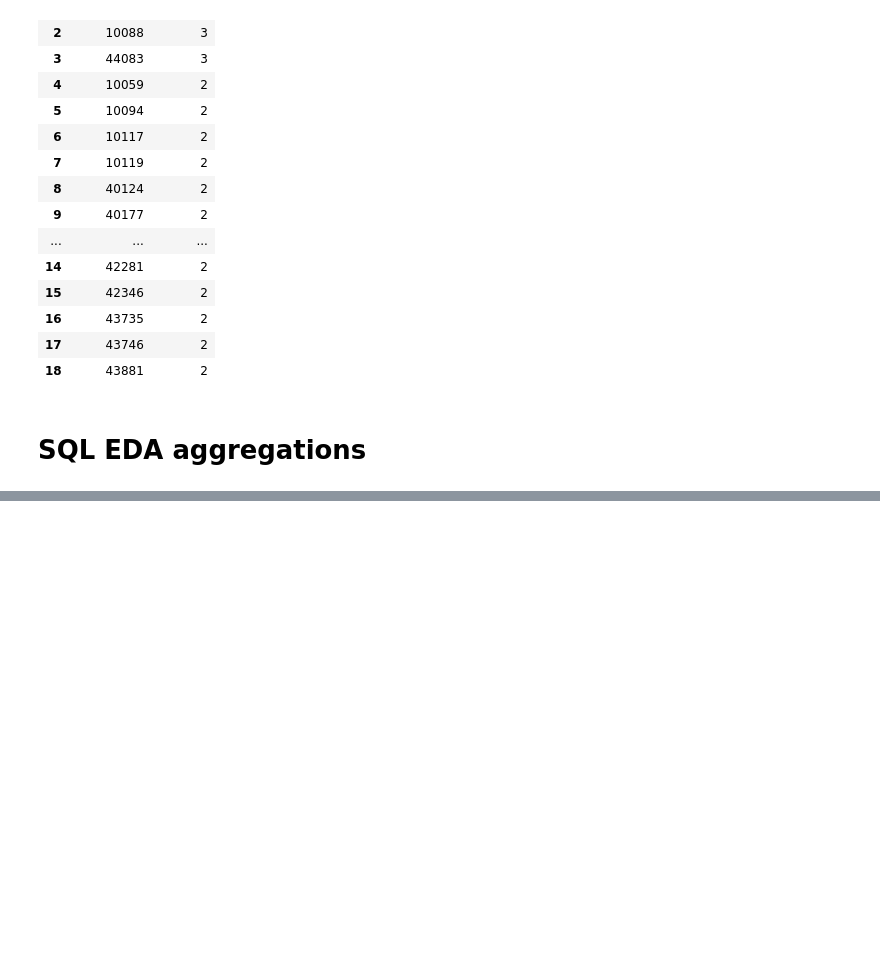
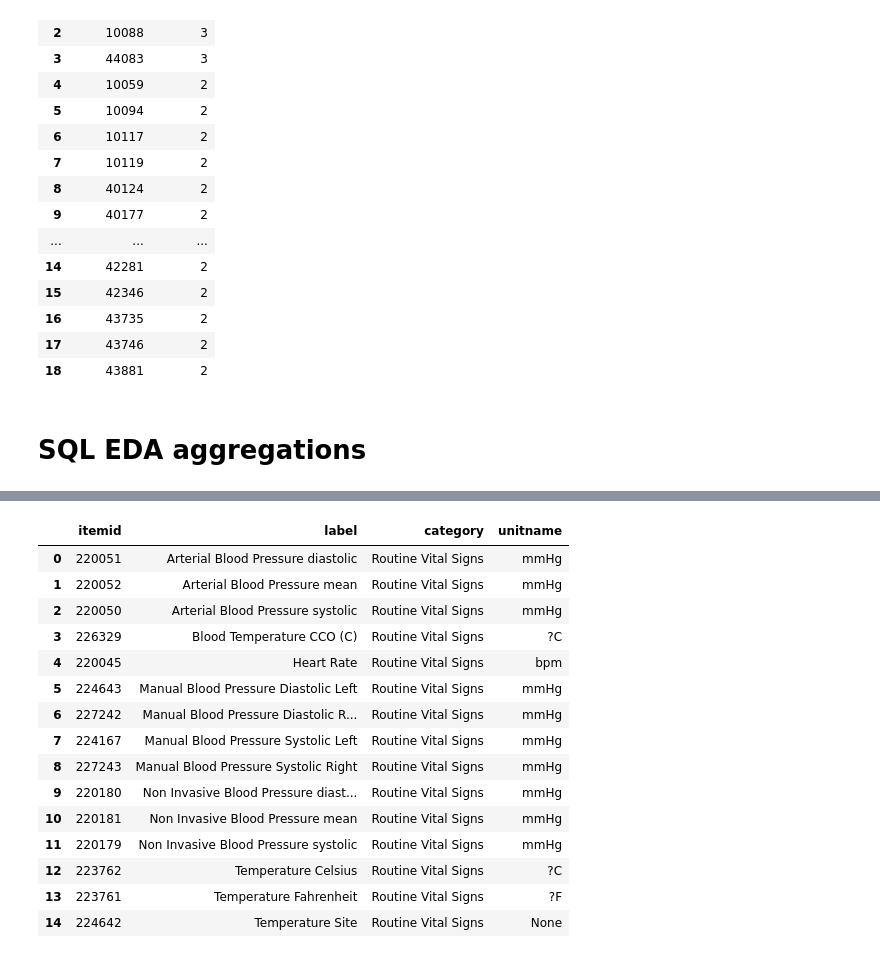
Before and after one commit to cristopher-d-delgado/clinical_intelligence, a Jupyter notebook: notebooks/eda.ipynb, the cells around one changed output, grey strips where cells are left out. Drawn from its saved outputs; the diff is of its cells as text; code cells hidden in the pictures; blank space fills up the shorter version.

```diff
--- a/notebooks/eda.ipynb
+++ b/notebooks/eda.ipynb
@@ -375,0 +447,32 @@ pd.read_sql(
+# %%
+pd.read_sql("""
+    SELECT itemid, label, category, unitname
+    FROM d_items
+    WHERE category LIKE '%Routine%'
+    AND (
+        label LIKE '%heart rate%'
+        OR label LIKE '%blood pressure%'
+        OR label LIKE '%SpO2%'
+        OR label LIKE '%temperature%'
+        OR label LIKE '%respiratory%'
+        OR label LIKE '%GCS%'
+    )
+    ORDER BY dbsource, label
+""", conn)
+# %% [output]
+|  | itemid | label | category | unitname |
+| 0 | 220051 | Arterial Blood Pressure diastolic | Routine Vital Signs | mmHg |
+| 1 | 220052 | Arterial Blood Pressure mean | Routine Vital Signs | mmHg |
+| 2 | 220050 | Arterial Blood Pressure systolic | Routine Vital Signs | mmHg |
+| 3 | 226329 | Blood Temperature CCO (C) | Routine Vital Signs | ?C |
+| 4 | 220045 | Heart Rate | Routine Vital Signs | bpm |
+| 5 | 224643 | Manual Blood Pressure Diastolic Left | Routine Vital Signs | mmHg |
+| 6 | 227242 | Manual Blood Pressure Diastolic R... | Routine Vital Signs | mmHg |
+| 7 | 224167 | Manual Blood Pressure Systolic Left | Routine Vital Signs | mmHg |
+| 8 | 227243 | Manual Blood Pressure Systolic Right | Routine Vital Signs | mmHg |
+| 9 | 220180 | Non Invasive Blood Pressure diast... | Routine Vital Signs | mmHg |
+| 10 | 220181 | Non Invasive Blood Pressure mean | Routine Vital Signs | mmHg |
+| 11 | 220179 | Non Invasive Blood Pressure systolic | Routine Vital Signs | mmHg |
+| 12 | 223762 | Temperature Celsius | Routine Vital Signs | ?C |
+| 13 | 223761 | Temperature Fahrenheit | Routine Vital Signs | ?F |
+| 14 | 224642 | Temperature Site | Routine Vital Signs | None |
```
Also changed, not shown: parts of 9 cells of this notebook, 1 other file.
